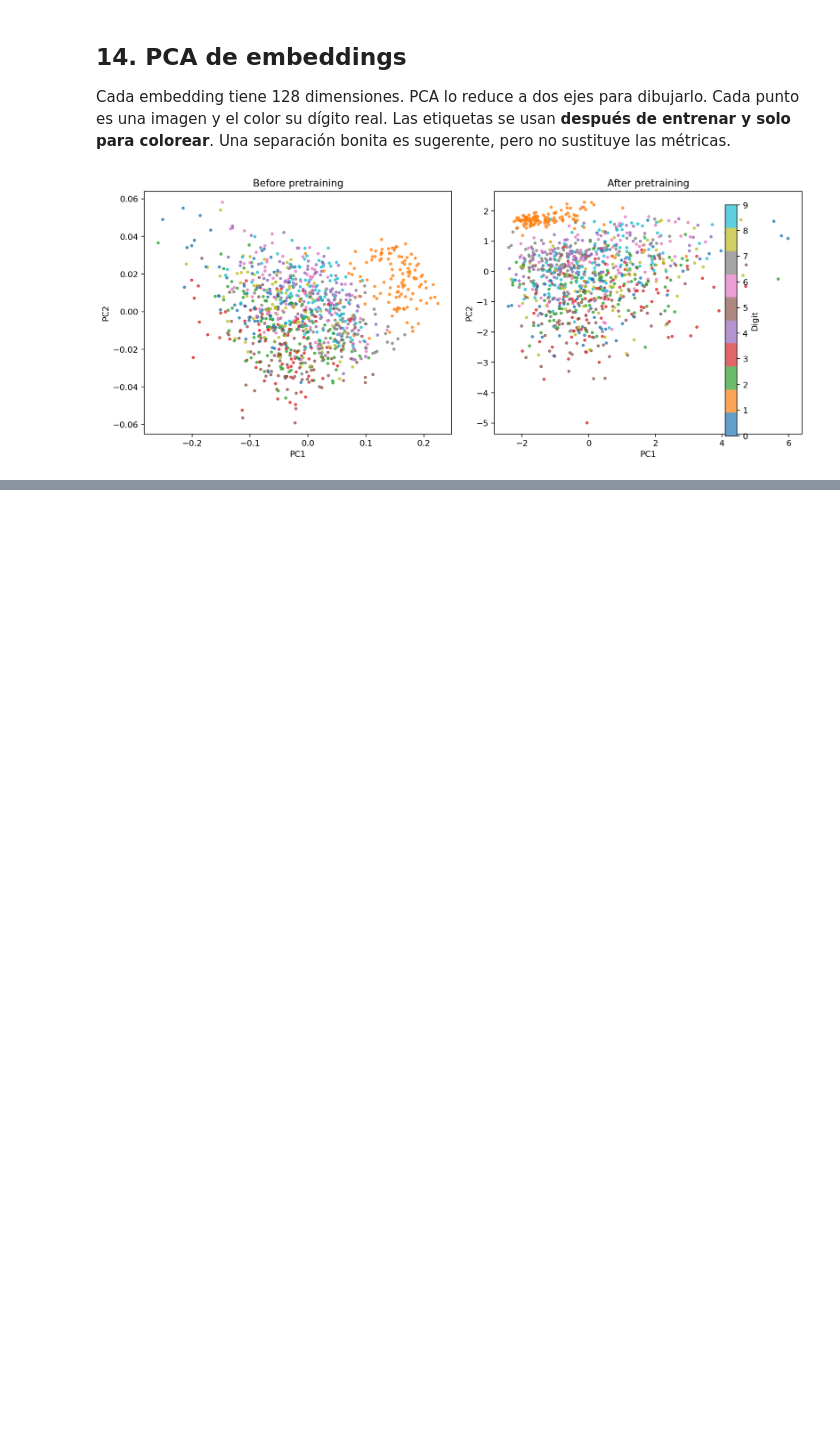
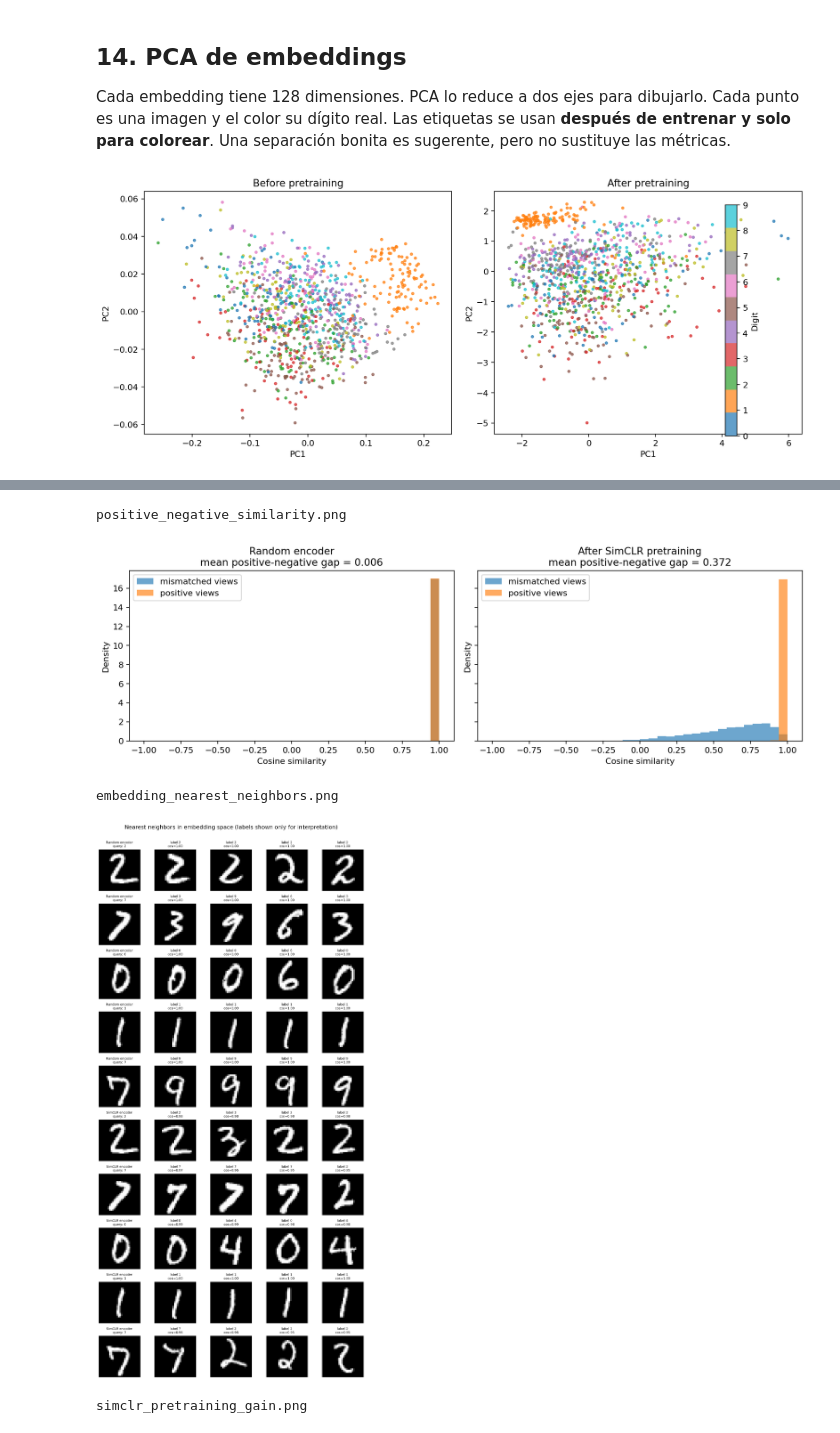
Before and after one commit to ML-ENI/Contrastive-learning, a Jupyter notebook: notebooks/contrastive_learning_mnist.ipynb, the cells around one changed output, grey strips where cells are left out. Cells and saved outputs as stored; diff of their text form; code cells hidden in the pictures; blank space fills up the shorter version.

```diff
--- a/notebooks/contrastive_learning_mnist.ipynb
+++ b/notebooks/contrastive_learning_mnist.ipynb
@@ -167,7 +222,7 @@ De cada imagen crea dos vistas independientes con rotación pequeña, traslació
 # %%
 from torchvision.datasets import MNIST
 from src.data import contrastive_transform
-mnist = MNIST('data', train=True, download=True)
+mnist = MNIST(ROOT / 'data', train=True, download=True)
 original, label = mnist[0]
 augment = contrastive_transform()
 view_1, view_2 = augment(original), augment(original)
@@ -282,0 +348,14 @@ display(Image.open(FIG / 'embedding_pca.png'))
+# %%
+for filename in ['positive_negative_similarity.png', 'embedding_nearest_neighbors.png', 'simclr_pretraining_gain.png']:
+    path = FIG / filename
+    if path.exists():
+        print(filename)
+        display(Image.open(path))
+    else:
+        print(f'{filename}: pendiente de regenerar con el pipeline mejorado')
+# %% [output]
+positive_negative_similarity.png
+[figure, added]
+embedding_nearest_neighbors.png
+[figure, added]
+simclr_pretraining_gain.png
```
Also changed, not shown: parts of 18 cells of this notebook, 43 other files.
